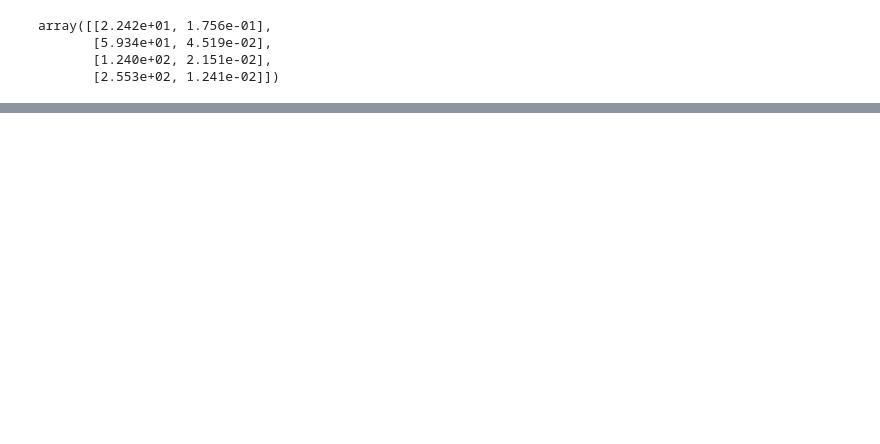
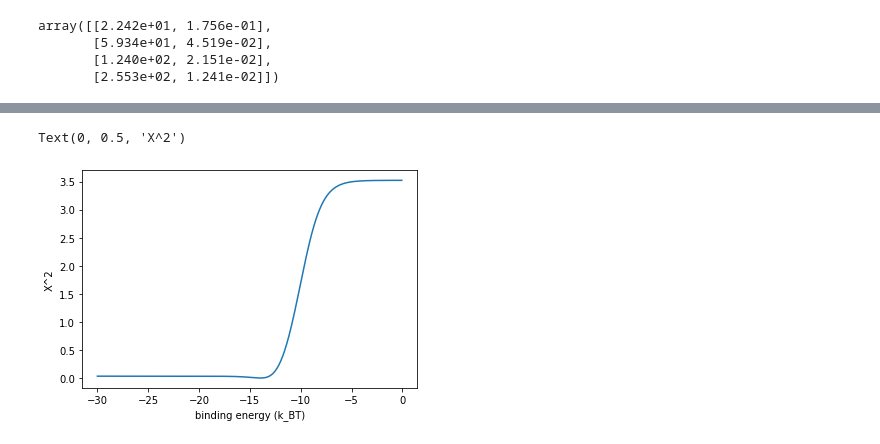
Before and after one commit to cudek/wbbbib-biologia-syntetyczna-cw5, a Jupyter notebook: cw2/DNA-binding-energy-estimation.ipynb, the cells around one changed output, grey strips where cells are left out. Cells and saved outputs as stored; diff of their text form; code cells hidden in the pictures; blank space fills up the shorter version.

```diff
--- a/cw2/DNA-binding-energy-estimation.ipynb
+++ b/cw2/DNA-binding-energy-estimation.ipynb
@@ -34,0 +65,18 @@ TypeError: Cannot cast array data from dtype([('repressor', '<f8'), ('fold_chang
+# %%
+epRange = np.arange(-30, 0, 30/500)
+
+repressors = lacZ_titration_data.T[0]
+foldChange = lacZ_titration_data.T[1]
+
+chiSq = []
+
+for ep in epRange:
+    theoretical = (1 + (repressors/5e6) * np.exp(-ep))**-1
+    chiSq.append(np.sum((theoretical - foldChange)**2))
+
+plt.plot(epRange, chiSq)
+plt.xlabel('binding energy (k_BT)')
+plt.ylabel('X^2')
+# %% [output]
+Text(0, 0.5, 'X^2')
+[figure, added]
```
Also changed, not shown: parts of 16 cells of this notebook, 1 other file.
